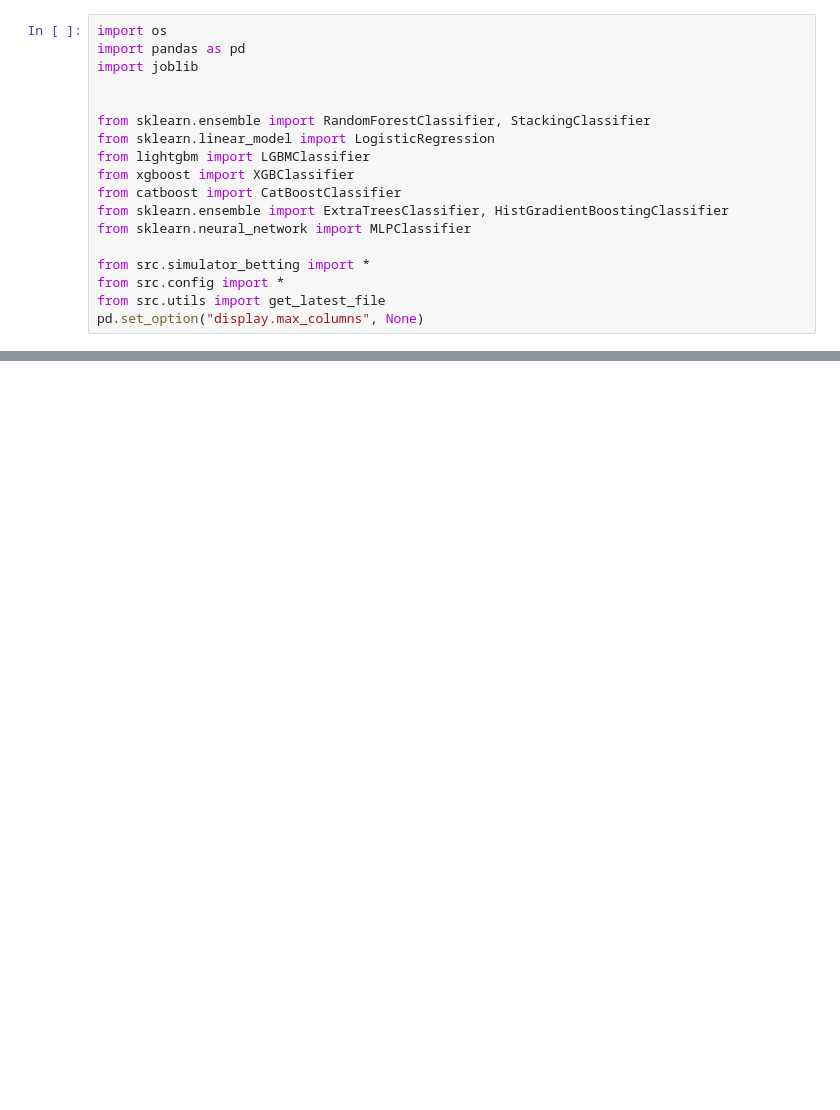
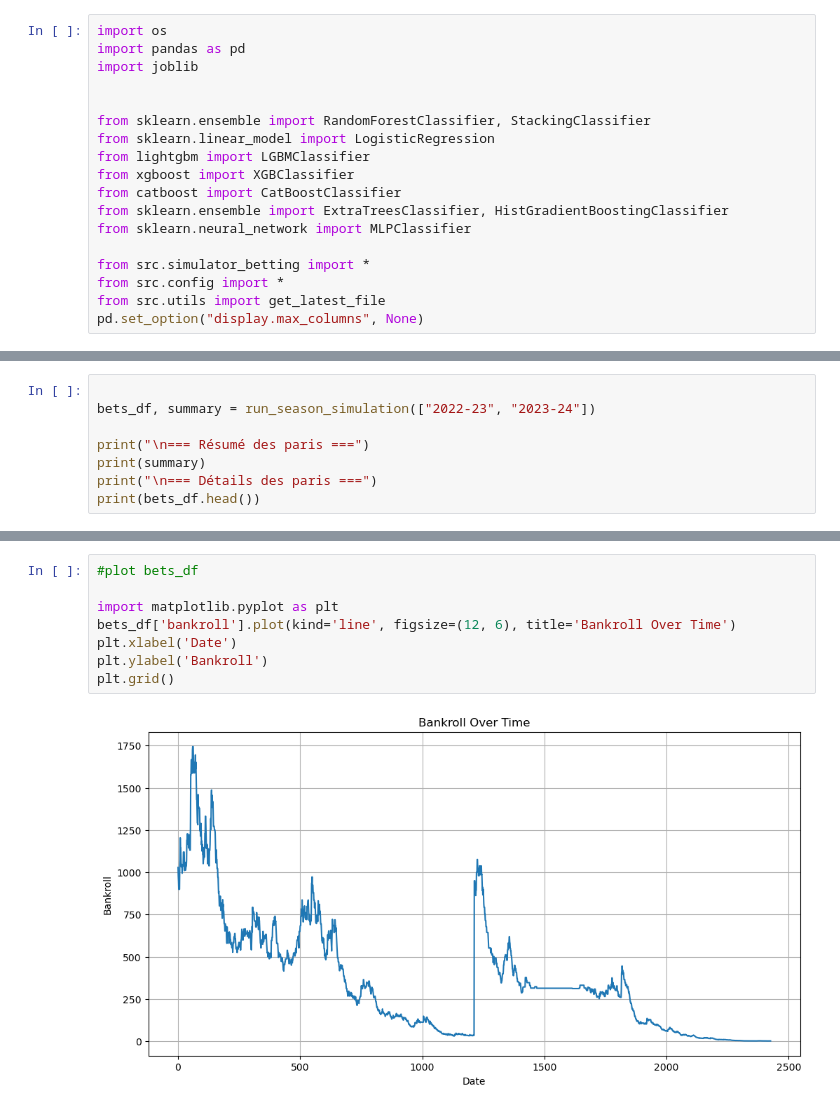
Before and after one commit to SirGenkii/NBA_Predictor, a Jupyter notebook: 09_betting_simulation.ipynb, the cells around one changed output, grey strips where cells are left out. Cells and saved outputs as stored; diff of their text form; blank space fills up the shorter version.

```diff
--- a/09_betting_simulation.ipynb
+++ b/09_betting_simulation.ipynb
@@ -237,0 +39,8 @@ bets
+# %%
+
+bets_df, summary = run_season_simulation(["2022-23", "2023-24"])
+
+print("\n=== Résumé des paris ===")
+print(summary)
+print("\n=== Détails des paris ===")
+print(bets_df.head())
@@ -237,0 +121,10 @@ bets
+# %%
+#plot bets_df
+
+import matplotlib.pyplot as plt
+bets_df['bankroll'].plot(kind='line', figsize=(12, 6), title='Bankroll Over Time')
+plt.xlabel('Date')
+plt.ylabel('Bankroll')
+plt.grid()
+# %% [output]
+[figure, added]
```
Also changed, not shown: parts of 18 cells of this notebook, 26 other files.
